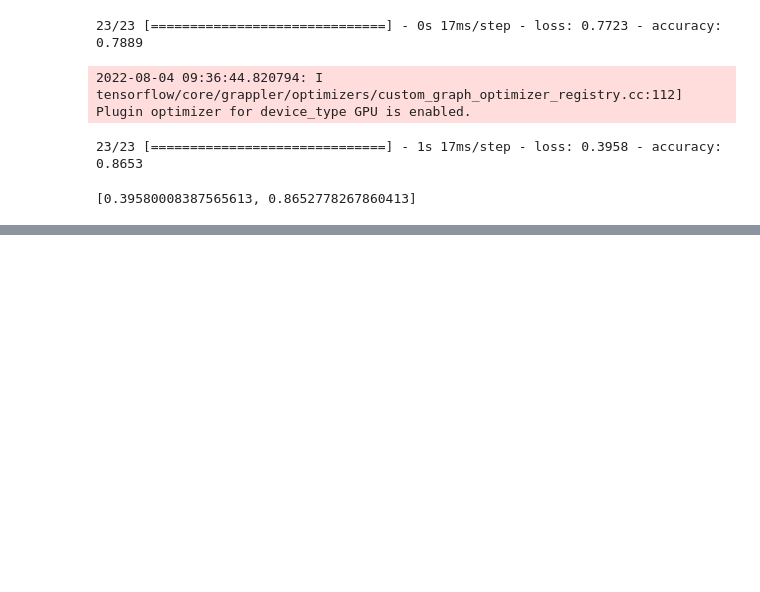
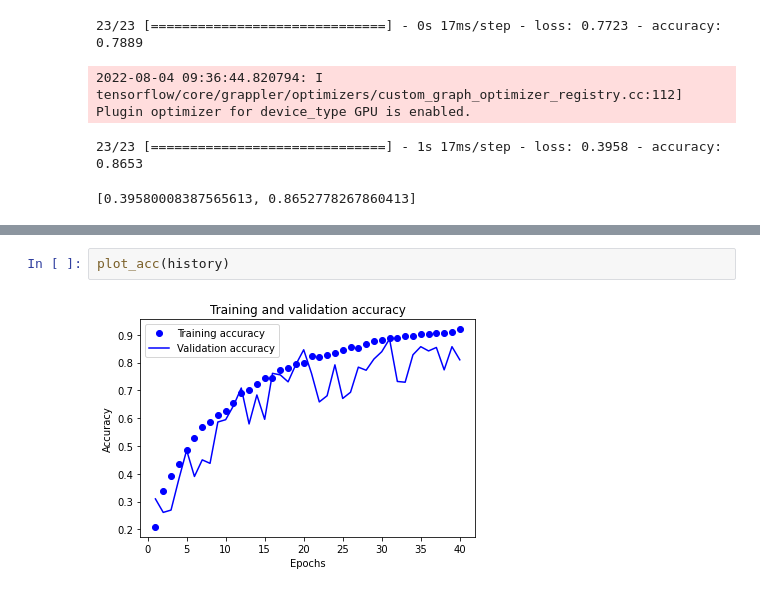
Before and after one commit to siddhantdhaware/vehicle_classification, a Jupyter notebook: notebooks/zenodo/m4_Augmentation.ipynb, the cells around one changed output, grey strips where cells are left out. Drawn from its saved outputs; the diff is of its cells as text; blank space fills up the shorter version.

```diff
--- a/notebooks/zenodo/m4_Augmentation.ipynb
+++ b/notebooks/zenodo/m4_Augmentation.ipynb
@@ -133,0 +142,4 @@ load_model.evaluate(test)
+# %%
+plot_acc(history)
+# %% [output]
+[figure, added]
```
Also changed, not shown: parts of 2 cells of this notebook, 1 other file.
